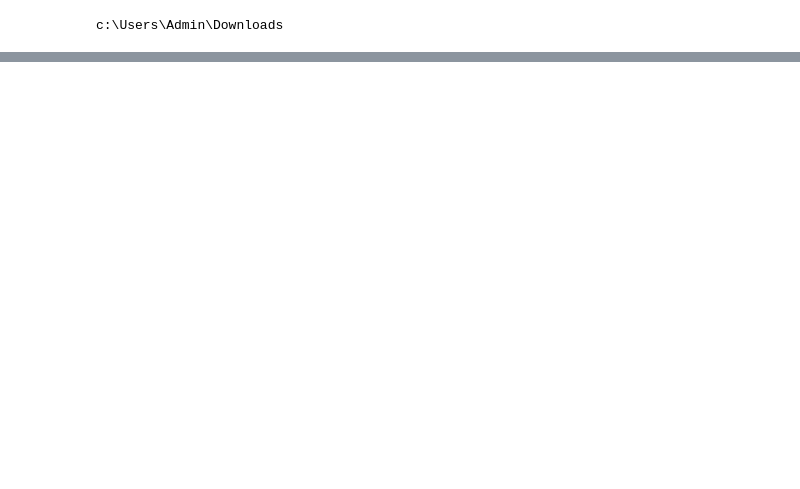
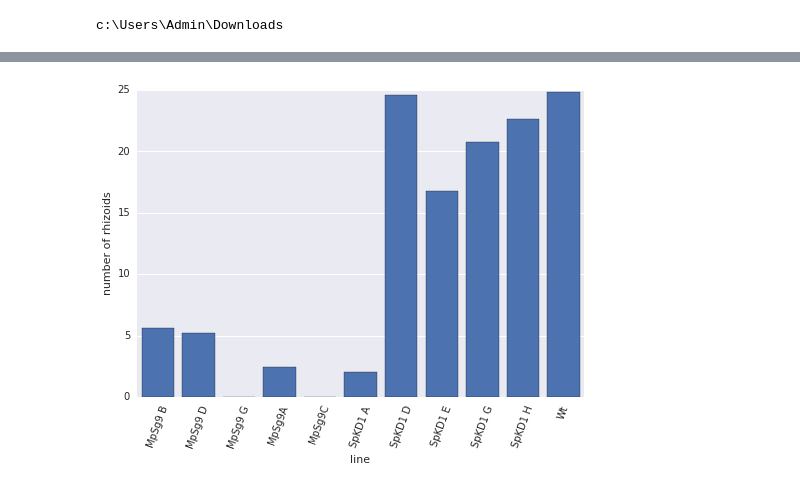
Before and after one commit to linbug/rhizoid-counting-analysis, a Jupyter notebook: rhizoid counting analysis.ipynb, the cells around one changed output, grey strips where cells are left out. Cells and saved outputs as stored; diff of their text form; code cells hidden in the pictures; blank space fills up the shorter version.

```diff
--- a/rhizoid counting analysis.ipynb
+++ b/rhizoid counting analysis.ipynb
@@ -73,0 +40,4 @@ SyntaxError: invalid syntax (<ipython-input-98-e67e65b3a0b4>, line 1)
+# %%
+new = rhizoid_data.groupby('line', as_index = False)
+means = new.aggregate(np.mean).reset_index()
+means
@@ -73,0 +73,9 @@ SyntaxError: invalid syntax (<ipython-input-98-e67e65b3a0b4>, line 1)
+# %%
+plt.xticks(rotation=70)
+plt.rcParams['xtick.major.pad'] = 8
+plt.errorbar(
+sns.barplot(x = "line", y = "number of rhizoids", data = means)
+
+plt.rcParams['ytick.major.pad'] = 8
+# %% [output]
+[figure, added]
```
Also changed, not shown: parts of 9 cells of this notebook.
